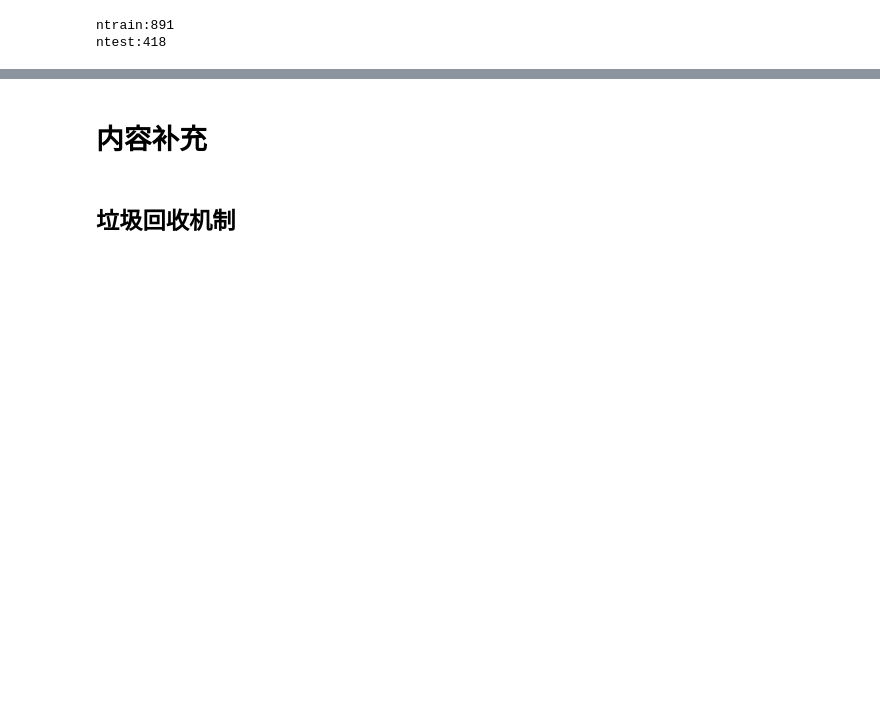
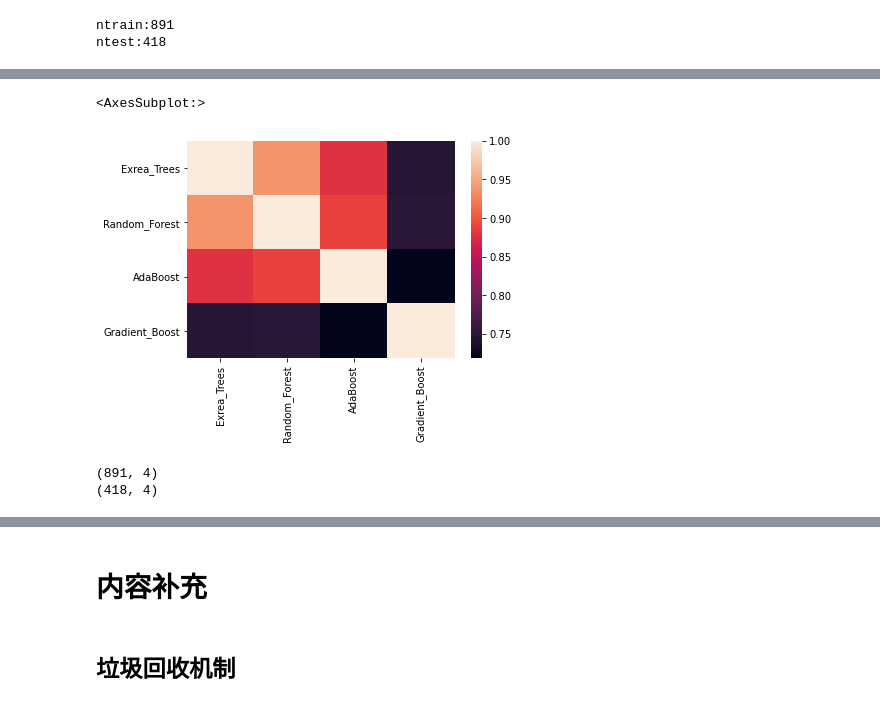
Before and after one commit to Miki123-gif/Competition-Training, a Jupyter notebook: 参照特征工程入门这本书.ipynb, the cells around one changed output, grey strips where cells are left out. Saved outputs shown, nothing was run; the diff lists cells and outputs as text; code cells hidden in the pictures; blank space fills up the shorter version.

```diff
--- a/参照特征工程入门这本书.ipynb
+++ b/参照特征工程入门这本书.ipynb
@@ -1550,0 +1634,6 @@ svc = SklearnHelper(clf=SVC, seed=SEED, params=svc_params)
+# %%
+# 取出标签，取出特征，准备输入到函数中，只不过都转换成了array类型
+train3 = train3.drop(['Survived'], axis=1)
+x_train3 = train3.values # 将DF数据转换成2维array数据
+# %%
+x_test = test3.values
@@ -1550,0 +1662,6 @@ svc = SklearnHelper(clf=SVC, seed=SEED, params=svc_params)
+# %%
+extra_tree_train, extra_tree_test = get_off(et, x_train3, y_train3, x_test)# Extra Trees
+rf_train, rf_test = get_off(rf,x_train3, y_train3, x_test) # Random Forest
+ada_train, ada_test = get_off(ada, x_train3, y_train3, x_test) # AdaBoost
+gb_train, gb_test = get_off(gb,x_train3, y_train3, x_test) # Gradient Boost
+svc_train, svc_test = get_off(svc,x_train3, y_train3, x_test) # Support Vector Classifier
@@ -1550,0 +1685,9 @@ svc = SklearnHelper(clf=SVC, seed=SEED, params=svc_params)
+# %%
+# 开始训练第二层网络
+second_layer_train = pd.DataFrame({
+    'Exrea_Trees':extra_tree_train.ravel(),
+    'Random_Forest':rf_train.ravel(),
+    'AdaBoost':ada_train.ravel(),
+    'Gradient_Boost':gb_train.ravel(),
+#     'SVM':svc_train.ravel(),
+})
@@ -1550,0 +1717,7 @@ svc = SklearnHelper(clf=SVC, seed=SEED, params=svc_params)
+# %%
+sns.heatmap(second_layer_train.corr())
+
+# 如何查看模型的相关性呢？如果模型的相关性越差，则模型融合的提升就越大
+# %% [output]
+<AxesSubplot:>
+[figure, added]
@@ -1550,0 +1727,6 @@ svc = SklearnHelper(clf=SVC, seed=SEED, params=svc_params)
+# %%
+print(x_train.shape)
+print(x_test.shape)
+# %% [output]
+(891, 4)
+(418, 4)
```
Also changed, not shown: parts of 51 cells of this notebook.
